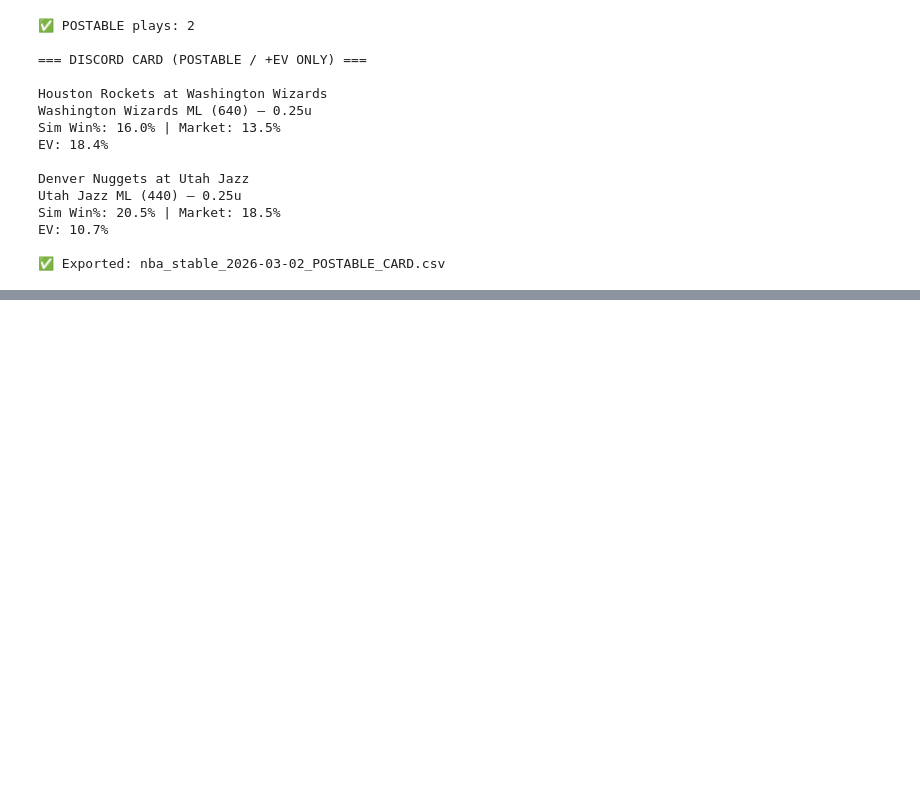
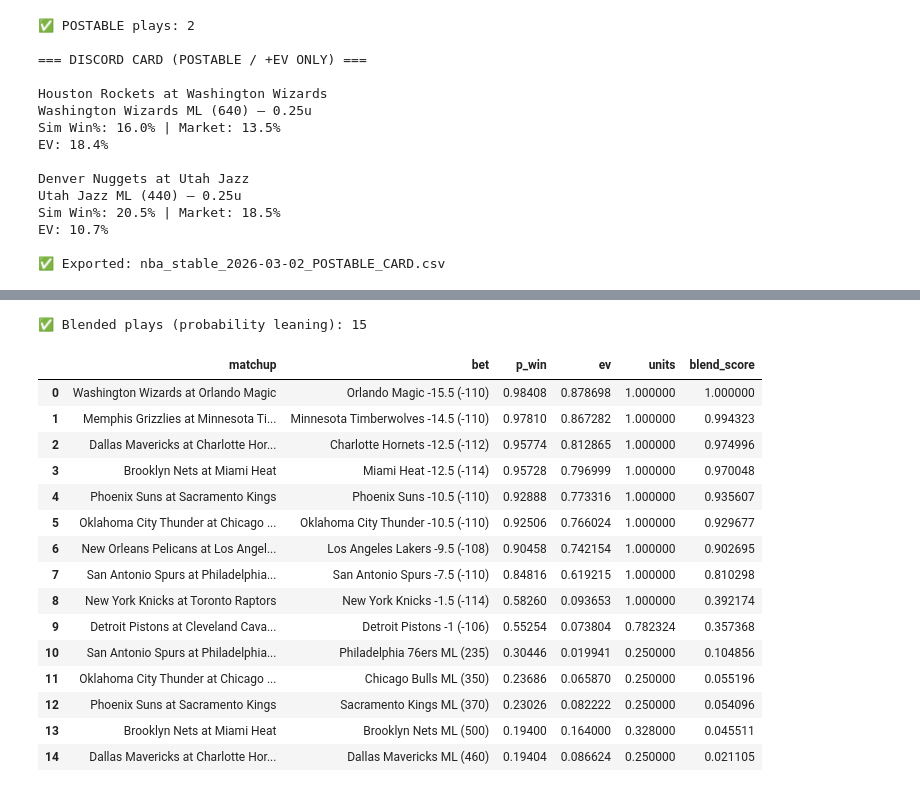
Before and after one commit to dchav12/New-stable-, a Jupyter notebook: NBA_STABLE.ipynb, the cells around one changed output, grey strips where cells are left out. Drawn from its saved outputs; the diff is of its cells as text; code cells hidden in the pictures; blank space fills up the shorter version.

```diff
--- a/NBA_STABLE.ipynb
+++ b/NBA_STABLE.ipynb
@@ -3556,0 +4553,20 @@ EV: 10.7%
+# %%
+# =========================
+# REBUILD HISTORICAL DATA CLEAN
+# =========================
+
+parts = []
+for d in [3, 6, 10, 14, 21, 28]:
+    try:
+        part = pull_completed_scores(d)
+        parts.append(part)
+    except Exception as e:
+        print(f"⚠ daysFrom {d} failed:", e)
+
+if not parts:
+    raise RuntimeError("No historical score pulls succeeded.")
+
+games_hist = pd.concat(parts, ignore_index=True).drop_duplicates()
+
+print("✅ Historical games rebuilt:", len(games_hist))
+games_hist.head()
@@ -3556,0 +5452,60 @@ EV: 10.7%
+# %%
+# ==========================================
+# BLENDED RANKING v2 (PROBABILITY-LEANING)
+# ==========================================
+
+df = final_card.copy()
+
+# +EV only
+df = df[df["ev"] > 0].copy()
+
+# Remove ultra longshots (keeps card sharp)
+df = df[df["p_win"] >= 0.18].copy()
+
+# Normalize EV (cap outliers)
+ev_clip = df["ev"].clip(upper=df["ev"].quantile(0.85))
+df["ev_norm"] = (ev_clip - ev_clip.min()) / (ev_clip.max() - ev_clip.min() + 1e-9)
+
+# Win probability normalized
+df["pwin_norm"] = (df["p_win"] - df["p_win"].min()) / (df["p_win"].max() - df["p_win"].min() + 1e-9)
+
+# Stronger probability lean
+W_PWIN = 0.75
+W_EV   = 0.25
+
+df["blend_score"] = W_PWIN * df["pwin_norm"] + W_EV * df["ev_norm"]
+
+# Correlation cap
+df = df.sort_values("blend_score", ascending=False)
+kept = []
+counts = {}
+
+for _, r in df.iterrows():
+    k = r["matchup"]
+    if counts.get(k, 0) >= 2:
+        continue
+    kept.append(r)
+    counts[k] = counts.get(k, 0) + 1
+
+df_blend = pd.DataFrame(kept).reset_index(drop=True)
+
+print(f"✅ Blended plays (probability leaning): {len(df_blend)}")
+df_blend[["matchup","bet","p_win","ev","units","blend_score"]].head(15)
+# %% [output]
+✅ Blended plays (probability leaning): 15
+|  | matchup | bet | p_win | ev | units | blend_score |
+| 0 | Washington Wizards at Orlando Magic | Orlando Magic -15.5 (-110) | 0.98408 | 0.878698 | 1.000000 | 1.000000 |
+| 1 | Memphis Grizzlies at Minnesota Ti... | Minnesota Timberwolves -14.5 (-110) | 0.97810 | 0.867282 | 1.000000 | 0.994323 |
+| 2 | Dallas Mavericks at Charlotte Hor... | Charlotte Hornets -12.5 (-112) | 0.95774 | 0.812865 | 1.000000 | 0.974996 |
+| 3 | Brooklyn Nets at Miami Heat | Miami Heat -12.5 (-114) | 0.95728 | 0.796999 | 1.000000 | 0.970048 |
+| 4 | Phoenix Suns at Sacramento Kings | Phoenix Suns -10.5 (-110) | 0.92888 | 0.773316 | 1.000000 | 0.935607 |
+| 5 | Oklahoma City Thunder at Chicago ... | Oklahoma City Thunder -10.5 (-110) | 0.92506 | 0.766024 | 1.000000 | 0.929677 |
+| 6 | New Orleans Pelicans at Los Angel... | Los Angeles Lakers -9.5 (-108) | 0.90458 | 0.742154 | 1.000000 | 0.902695 |
+| 7 | San Antonio Spurs at Philadelphia... | San Antonio Spurs -7.5 (-110) | 0.84816 | 0.619215 | 1.000000 | 0.810298 |
+| 8 | New York Knicks at Toronto Raptors | New York Knicks -1.5 (-114) | 0.58260 | 0.093653 | 1.000000 | 0.392174 |
+| 9 | Detroit Pistons at Cleveland Cava... | Detroit Pistons -1 (-106) | 0.55254 | 0.073804 | 0.782324 | 0.357368 |
+| 10 | San Antonio Spurs at Philadelphia... | Philadelphia 76ers ML (235) | 0.30446 | 0.019941 | 0.250000 | 0.104856 |
+| 11 | Oklahoma City Thunder at Chicago ... | Chicago Bulls ML (350) | 0.23686 | 0.065870 | 0.250000 | 0.055196 |
+| 12 | Phoenix Suns at Sacramento Kings | Sacramento Kings ML (370) | 0.23026 | 0.082222 | 0.250000 | 0.054096 |
+| 13 | Brooklyn Nets at Miami Heat | Brooklyn Nets ML (500) | 0.19400 | 0.164000 | 0.328000 | 0.045511 |
+| 14 | Dallas Mavericks at Charlotte Hor... | Dallas Mavericks ML (460) | 0.19404 | 0.086624 | 0.250000 | 0.021105 |
```
Also changed, not shown: parts of 40 cells of this notebook.
